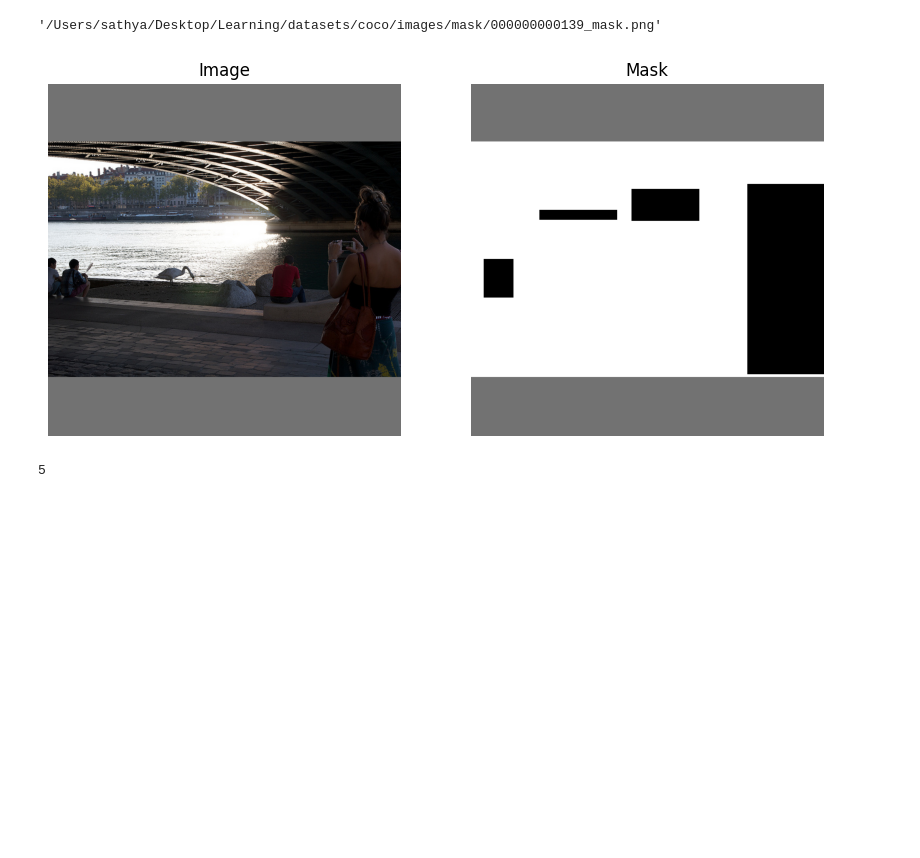
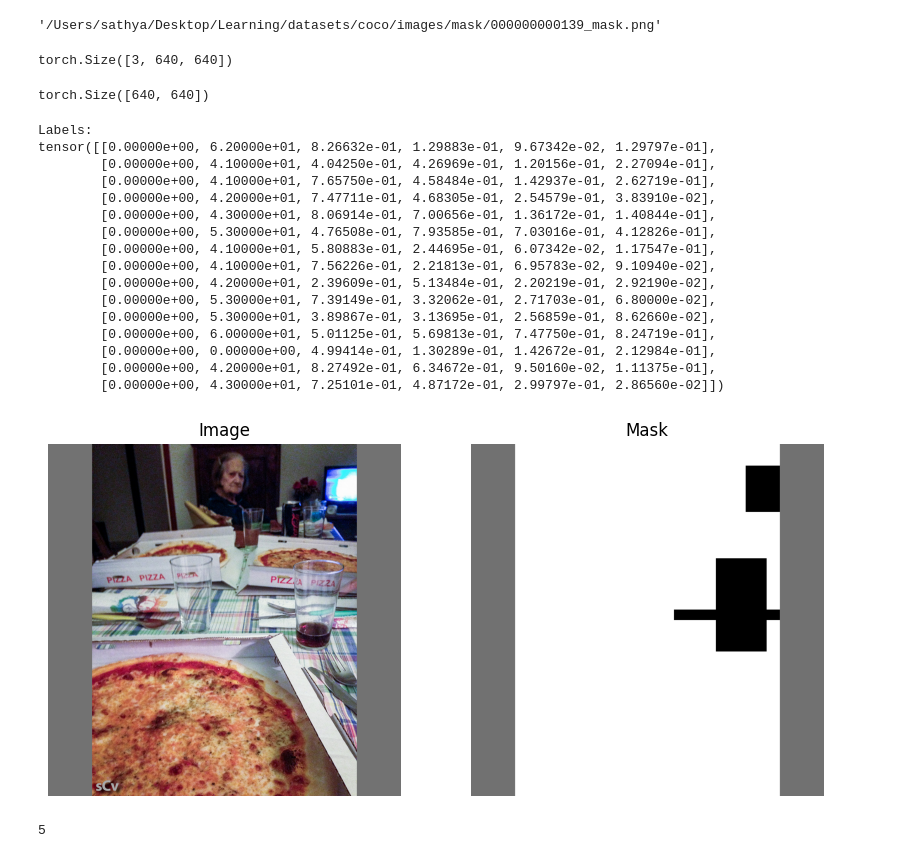
Before and after one commit to sathyasheelans/yolov5, a Jupyter notebook: dataloader_test.ipynb, the cells around one changed output. Drawn from its saved outputs; the diff is of its cells as text; code cells hidden in the pictures; blank space fills up the shorter version.

Commit message:
Masks are now loaded as grayscale image
The masks loaded were (640x640x3) tensor. Now. it is loaded as grayscale image and the shape of the tensor is 640x640x1

```diff
--- a/dataloader_test.ipynb
+++ b/dataloader_test.ipynb
@@ -46,44 +46,71 @@ dataset.mask_files[0]
 # %% [output]
 '/Users/sathya/Desktop/Learning/datasets/coco/images/mask/000000000139_mask.png'
 # %%
-dataset.load_image(0)
+dataset[0][0].shape
+# %% [output]
+torch.Size([3, 640, 640])
+# %%
+dataset[0][1].shape
+# %% [output]
+torch.Size([640, 640])
 # %%
 import torch
 import matplotlib.pyplot as plt
 
 # Assuming the function returns the following
-img_tensor, mask_tensor, labels_out, file_name, shapes = dataset[10]
+img_tensor, mask_tensor, labels_out, file_name, shapes = dataset[120]
 
 # Convert tensors to numpy arrays for visualization
 img = img_tensor.numpy()
 mask = mask_tensor.numpy()
 
-# Check if the image is grayscale or RGB
+# Convert the image tensor from (C, H, W) to (H, W, C) if it's RGB
 if img.ndim == 3:  # RGB image
     img = img.transpose(1, 2, 0)  # Convert from (C, H, W) to (H, W, C)
 
-# Check if the image is grayscale or RGB
-if mask.ndim == 3:  # RGB image
-    mask = mask.transpose(1, 2, 0)
+# No transpose required for mask if it is grayscale
+# Just ensure the mask remains a 2D array if it is grayscale
+if mask.ndim == 3 and mask.shape[0] == 1:  # Single channel, remove channel dimension
+    mask = mask.squeeze(0)  # Convert from (1, H, W) to (H, W)
+
+# Print labels
+print("Labels:")
+print(labels_out)
 
 # Display the image and mask
 plt.figure(figsize=(10, 5))
 
 # Show the image
 plt.subplot(1, 2, 1)
-plt.imshow(img, cmap='gray' if img.ndim == 2 else None)
+plt.imshow(img, cmap='gray' if img.ndim == 2 else None)  # Use grayscale cmap if 2D
 plt.title("Image")
 plt.axis('off')
 
 # Show the mask
 plt.subplot(1, 2, 2)
-plt.imshow(mask, cmap='gray' if img.ndim == 2 else None)  # Assuming mask is grayscale
+plt.imshow(mask, cmap='gray')  # Always display the mask as grayscale
 plt.title("Mask")
 plt.axis('off')
 
 plt.show()
 # %% [output]
+Labels:
+tensor([[0.00000e+00, 6.20000e+01, 8.26632e-01, 1.29883e-01, 9.67342e-02, 1.29797e-01],
+        [0.00000e+00, 4.10000e+01, 4.04250e-01, 4.26969e-01, 1.20156e-01, 2.27094e-01],
+        [0.00000e+00, 4.10000e+01, 7.65750e-01, 4.58484e-01, 1.42937e-01, 2.62719e-01],
+        [0.00000e+00, 4.20000e+01, 7.47711e-01, 4.68305e-01, 2.54579e-01, 3.83910e-02],
+        [0.00000e+00, 4.30000e+01, 8.06914e-01, 7.00656e-01, 1.36172e-01, 1.40844e-01],
+        [0.00000e+00, 5.30000e+01, 4.76508e-01, 7.93585e-01, 7.03016e-01, 4.12826e-01],
+        [0.00000e+00, 4.10000e+01, 5.80883e-01, 2.44695e-01, 6.07342e-02, 1.17547e-01],
+        [0.00000e+00, 4.10000e+01, 7.56226e-01, 2.21813e-01, 6.95783e-02, 9.10940e-02],
+        [0.00000e+00, 4.20000e+01, 2.39609e-01, 5.13484e-01, 2.20219e-01, 2.92190e-02],
+        [0.00000e+00, 5.30000e+01, 7.39149e-01, 3.32062e-01, 2.71703e-01, 6.80000e-02],
+        [0.00000e+00, 5.30000e+01, 3.89867e-01, 3.13695e-01, 2.56859e-01, 8.62660e-02],
+        [0.00000e+00, 6.00000e+01, 5.01125e-01, 5.69813e-01, 7.47750e-01, 8.24719e-01],
+        [0.00000e+00, 0.00000e+00, 4.99414e-01, 1.30289e-01, 1.42672e-01, 2.12984e-01],
+        [0.00000e+00, 4.20000e+01, 8.27492e-01, 6.34672e-01, 9.50160e-02, 1.11375e-01],
+        [0.00000e+00, 4.30000e+01, 7.25101e-01, 4.87172e-01, 2.99797e-01, 2.86560e-02]])
-[figure, old version]
+[figure, new version]
 # %%
 len(dataset[10])
 # %% [output]
```
Also changed, not shown: parts of 1 cell of this notebook, 1 other file.
